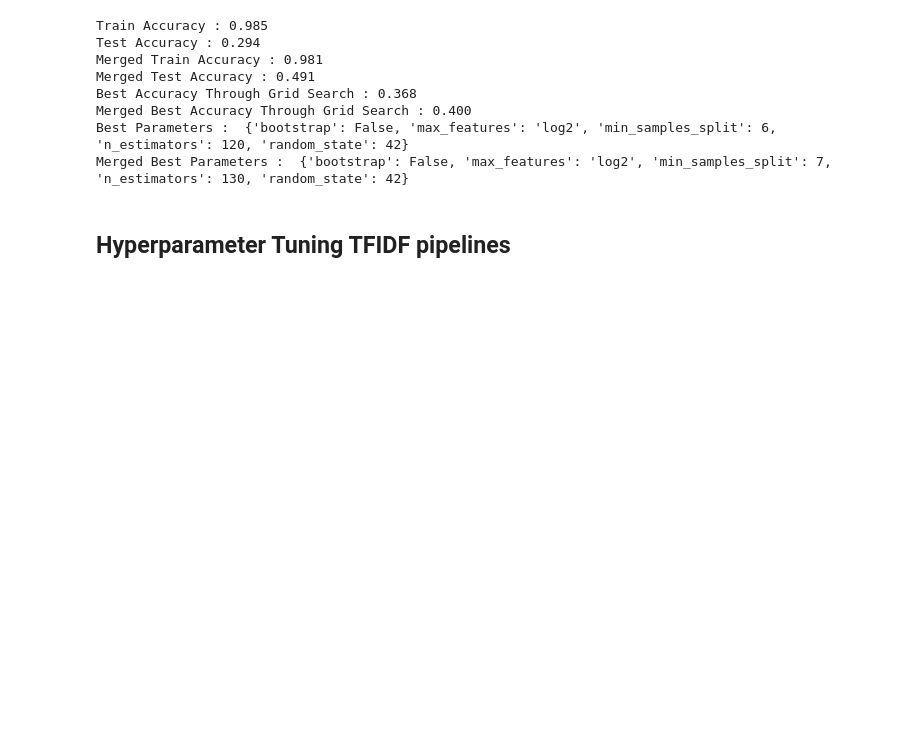
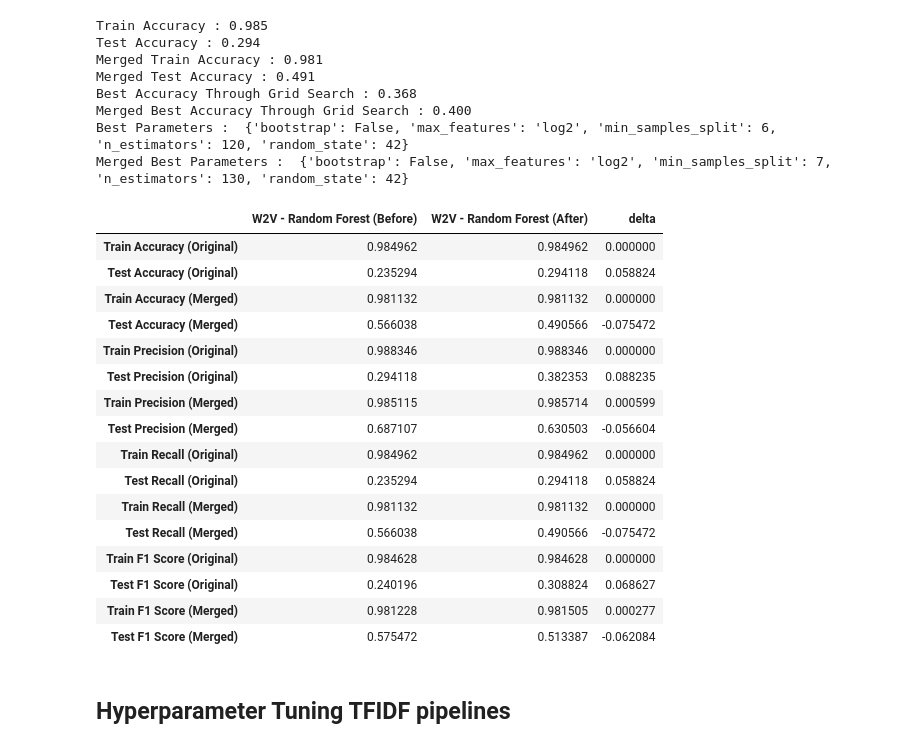
Before and after one commit to tobiasmj97/M3_Semester_Project, a Jupyter notebook: da_chatbot.ipynb, the cells around one changed output. Saved outputs shown, nothing was run; the diff lists cells and outputs as text; code cells hidden in the pictures; blank space fills up the shorter version.

```diff
--- a/da_chatbot.ipynb
+++ b/da_chatbot.ipynb
@@ -1761,7 +2458,7 @@ model_w2v_knn_tuning_scores = {
 ### Hyperparameter tuning Random Forests
 # %%
 # Hyperparameters to tune for Random Forest
-params_rf = {
+params_v2w_rf = {
     'n_estimators': [120, 130, 140, 150],           # Number of trees in the forest
     'min_samples_split': [6, 7, 8, 9, 10],          # Minimum number of samples required to split an internal node
     'max_features': ['auto', 'sqrt', 'log2'],       # Number of features to consider for the best split
@@ -1770,10 +2467,10 @@ params_rf = {
 }
 # %%
 # GridSearchCV instantiation for hyperparameter tuning on the original dataset using Random Forest
-model_w2v_rf_grid = GridSearchCV(estimator=model_w2v_rf, param_grid=params_rf)
+model_w2v_rf_grid = GridSearchCV(estimator=model_w2v_rf, param_grid=params_v2w_rf)
 
 # GridSearchCV instantiation for hyperparameter tuning on the merged dataset using Random Forest
-model_w2v_rf_grid_merged = GridSearchCV(estimator=model_w2v_rf, param_grid=params_rf)
+model_w2v_rf_grid_merged = GridSearchCV(estimator=model_w2v_rf_merged, param_grid=params_v2w_rf)
 # %%
 # Fitting the Random Forest model with GridSearchCV for hyperparameter tuning on the original dataset
 model_w2v_rf_grid.fit(X_train_W2V, y_train)
@@ -1823,7 +2520,7 @@ model_w2v_rf_tuning_scores = {
     'Train Accuracy (Original)': model_w2v_rf_grid.best_estimator_.score(X_train_W2V, y_train),
     'Test Accuracy (Original)': model_w2v_rf_grid.best_estimator_.score(X_test_W2V, y_test),
     'Train Accuracy (Merged)': model_w2v_rf_grid_merged.best_estimator_.score(X_train_merged_W2V, y_train_merged),
-    'Test Accuracy (Merged)': model_w2v_rf_grid_merged.best_estimator_.score(X_test_merged_W2V, y_pred_test_merged),
+    'Test Accuracy (Merged)': model_w2v_rf_grid_merged.best_estimator_.score(X_test_merged_W2V, y_test_merged),
 
     'Train Precision (Original)': precision_score(y_train, model_w2v_rf_grid.best_estimator_.predict(X_train_W2V), average='weighted'),
     'Test Precision (Original)': precision_score(y_test, model_w2v_rf_grid.best_estimator_.predict(X_test_W2V), average='weighted'),
@@ -1840,6 +2537,32 @@ model_w2v_rf_tuning_scores = {
     'Train F1 Score (Merged)': f1_score(y_train_merged, model_w2v_rf_grid_merged.best_estimator_.predict(X_train_merged_W2V), average='weighted'),
     'Test F1 Score (Merged)': f1_score(y_test_merged, model_w2v_rf_grid_merged.best_estimator_.predict(X_test_merged_W2V), average='weighted')
 }
+# %%
+w2v_rf = pd.DataFrame(model_w2v_rf_scores, index=['W2V - Random Forest (Before)'])
+w2v_rf_tuning = pd.DataFrame(model_w2v_rf_tuning_scores, index=['W2V - Random Forest (After)'])
+
+w2v_rf_result = pd.concat([w2v_rf, w2v_rf_tuning]).T
+w2v_rf_result['delta'] = w2v_rf_result['W2V - Random Forest (After)'] - w2v_rf_result['W2V - Random Forest (Before)']
+
+w2v_rf_result
+# %% [output]
+|  | W2V - Random Forest (Before) | W2V - Random Forest (After) | delta |
+| Train Accuracy (Original) | 0.984962 | 0.984962 | 0.000000 |
+| Test Accuracy (Original) | 0.235294 | 0.294118 | 0.058824 |
+| Train Accuracy (Merged) | 0.981132 | 0.981132 | 0.000000 |
+| Test Accuracy (Merged) | 0.566038 | 0.490566 | -0.075472 |
+| Train Precision (Original) | 0.988346 | 0.988346 | 0.000000 |
+| Test Precision (Original) | 0.294118 | 0.382353 | 0.088235 |
+| Train Precision (Merged) | 0.985115 | 0.985714 | 0.000599 |
+| Test Precision (Merged) | 0.687107 | 0.630503 | -0.056604 |
+| Train Recall (Original) | 0.984962 | 0.984962 | 0.000000 |
+| Test Recall (Original) | 0.235294 | 0.294118 | 0.058824 |
+| Train Recall (Merged) | 0.981132 | 0.981132 | 0.000000 |
+| Test Recall (Merged) | 0.566038 | 0.490566 | -0.075472 |
+| Train F1 Score (Original) | 0.984628 | 0.984628 | 0.000000 |
+| Test F1 Score (Original) | 0.240196 | 0.308824 | 0.068627 |
+| Train F1 Score (Merged) | 0.981228 | 0.981505 | 0.000277 |
+| Test F1 Score (Merged) | 0.575472 | 0.513387 | -0.062084 |
 # %% [markdown]
 ## Hyperparameter Tuning TFIDF pipelines
 # %% [markdown]
```
Also changed, not shown: parts of 147 cells of this notebook.
